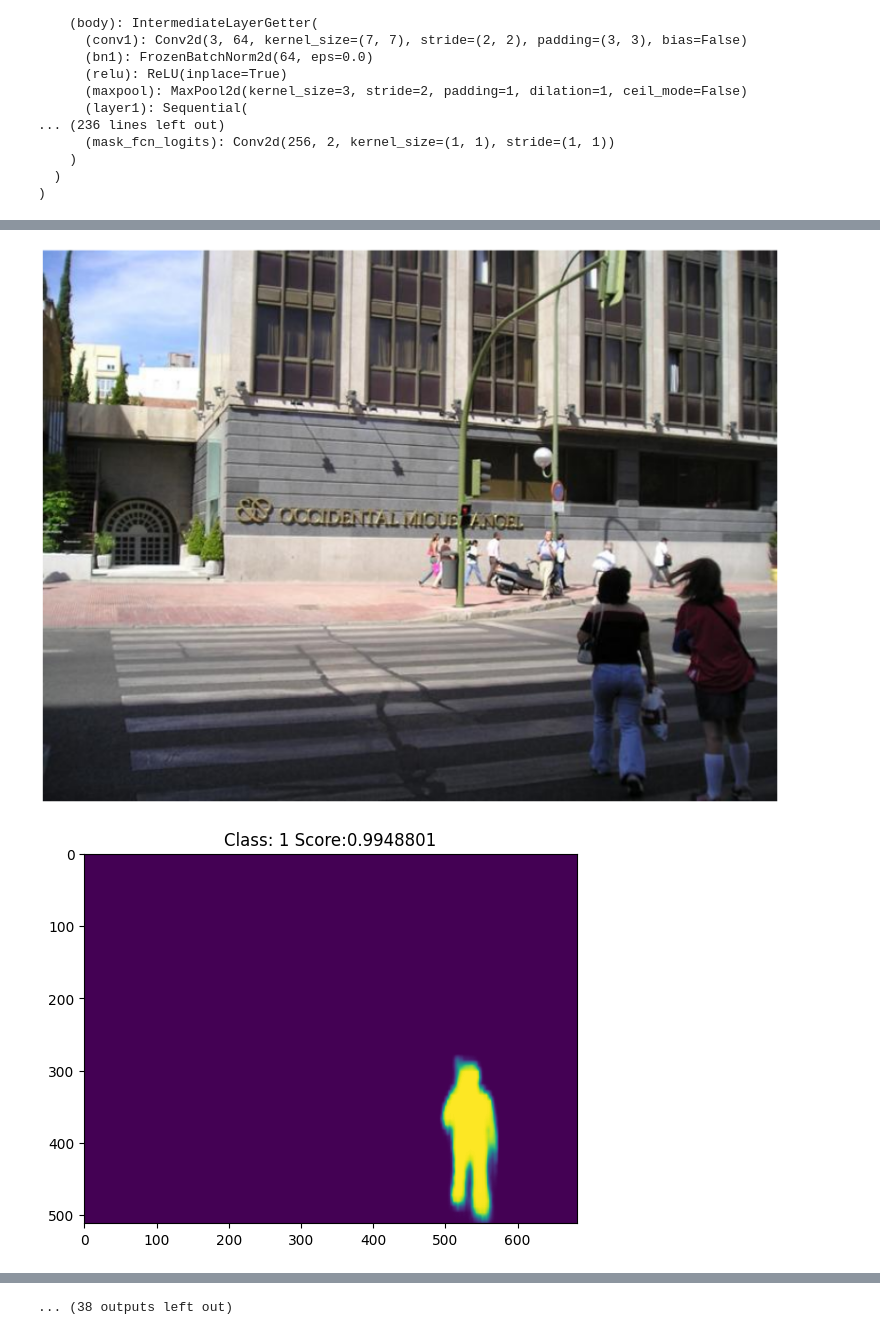
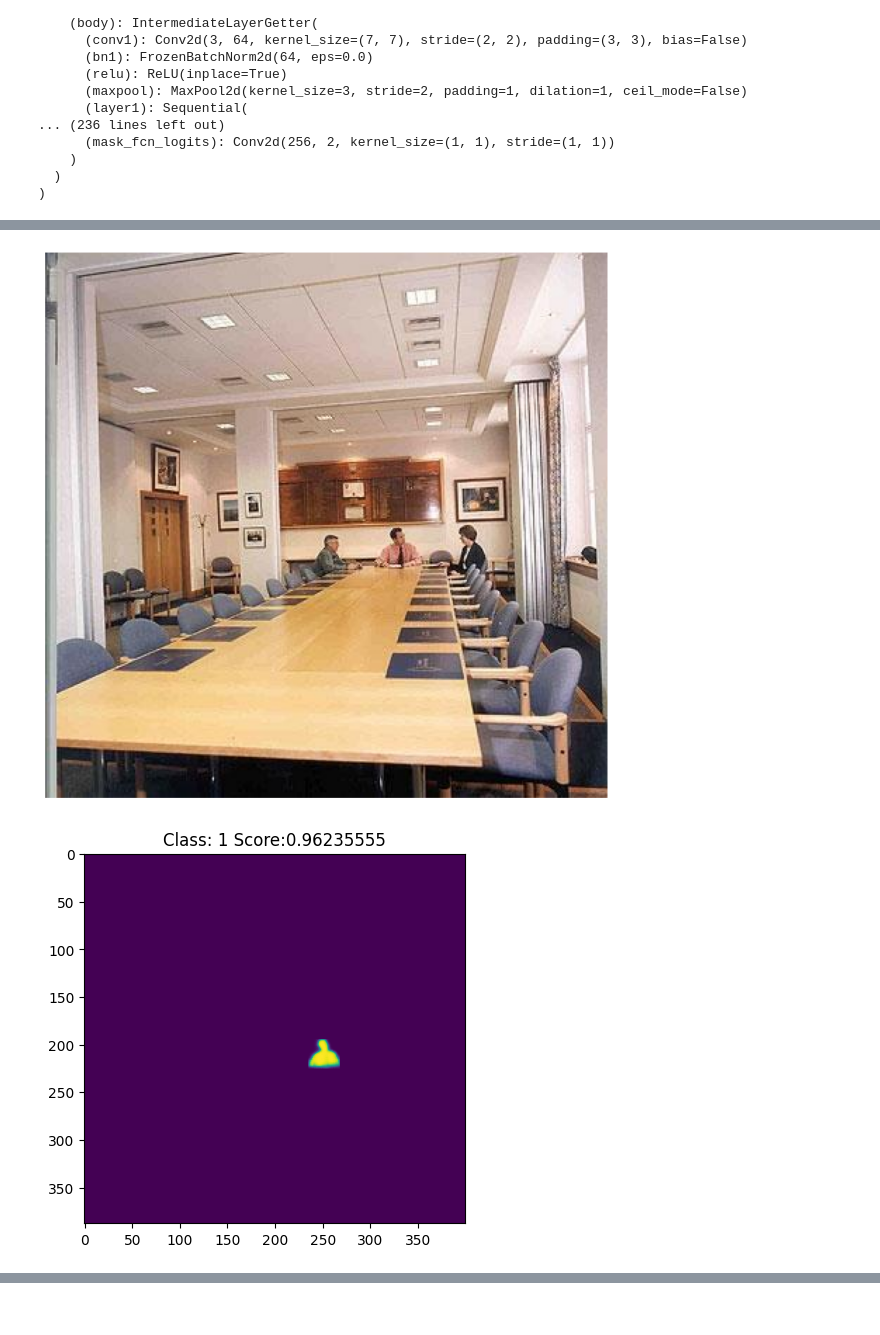
Before and after one commit to AleksandrMorozov123/Computer-vision-with-TensorFlow-Keras-and-OpenCV, a Jupyter notebook: video-detection-algorithms.ipynb, the cells around one changed output, grey strips where cells are left out. Saved outputs shown, nothing was run; the diff lists cells and outputs as text; code cells hidden in the pictures.

Commit message:
Kaggle Notebook | Computer vision with PyTorch | Version 10

```diff
--- a/video-detection-algorithms.ipynb
+++ b/video-detection-algorithms.ipynb
@@ -83,12 +72,6 @@ from engine import train_one_epoch, evaluate
 import utils
 import transforms as T
 device = 'cuda' if torch.cuda.is_available() else 'cpu'
-# %%
-import torch
-import torch.nn as nn
-import numpy as np
-from torch.utils.data import Dataset, DataLoader
-device = 'cuda' if torch.cuda.is_available() else 'cpu'
 # %%
 all_images = Glob('images/training')
 all_annots = Glob('annotations_instance/training')
@@ -297,13 +286,13 @@ plt.plot(losses)
 # %%
 model.eval()
-im = dataset_test[8][0]
+im = dataset_test[6][0]
 show(im)
 with torch.no_grad():
     prediction = model([im.to(device)])
     for i in range(len(prediction[0]['masks'])):
         plt.imshow(Image.fromarray(prediction[0]['masks'][i, 0].mul(255).byte().cpu().numpy()))
         plt.title('Class: '+str(prediction[0]['labels'][i].cpu().numpy())+' Score:'+str(prediction[0]['scores'][i].cpu().numpy()))
         plt.show()
 # %% [output]
-[figure, old version]
+[figure, new version]
-[figure, old version]
+[figure, new version]
@@ -320 +308,0 @@ with torch.no_grad():
-... (38 outputs left out)
```
Also changed, not shown: parts of 28 cells of this notebook.
